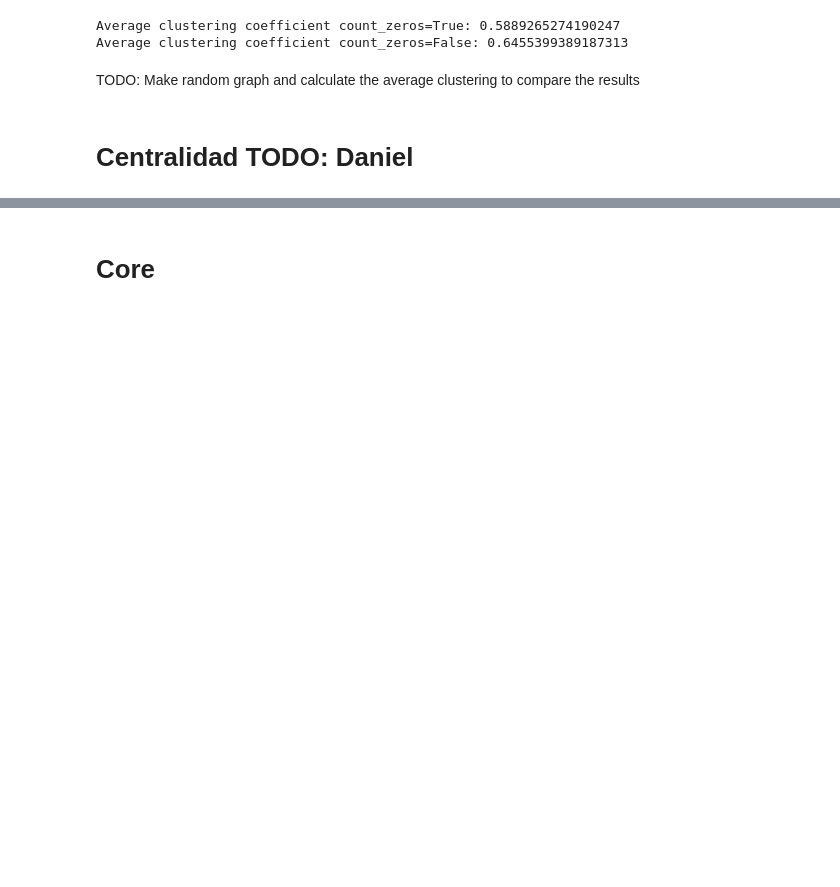
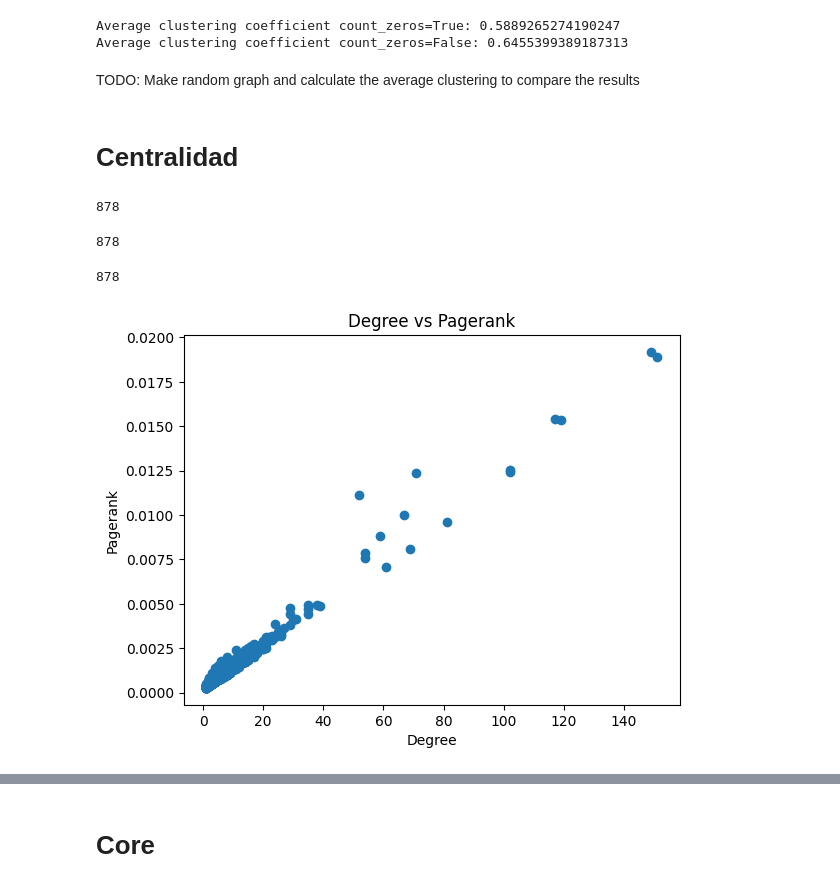
Before and after one commit to danieldamc/redes-complejas, a Jupyter notebook: assigment_1.ipynb, the cells around one changed output, grey strips where cells are left out. Saved outputs shown, nothing was run; the diff lists cells and outputs as text; code cells hidden in the pictures; blank space fills up the shorter version.

```diff
--- a/assigment_1.ipynb
+++ b/assigment_1.ipynb
@@ -137,4 +137,35 @@ Average clustering coefficient count_zeros=False: 0.6455399389187313
 # %% [markdown]
 TODO: Make random graph and calculate the average clustering to compare the results
 # %% [markdown]
-# Centralidad TODO: Daniel
+# Centralidad
+# %%
+# calculate centrality measures
+betweenness_centrality = nx.betweenness_centrality(Ssimp)
+betweenness_centrality = [betweenness for node, betweenness in betweenness_centrality.items()]
+len(betweenness_centrality)
+# %% [output]
+878
+# %%
+#calculate pagerank
+pagerank = nx.pagerank(Ssimp)
+pagerank = [pr for node, pr in pagerank.items()]
+len(pagerank)
+# %% [output]
+878
+# %%
+#calculate cercania
+closeness = nx.closeness_centrality(Ssimp)
+closeness = [c for node, c in closeness.items()]
+len(closeness)
+# %% [output]
+878
+# %%
+import matplotlib.pyplot as plt
+
+plt.scatter(degrees, pagerank)
+plt.title("Degree vs Pagerank")
+plt.xlabel("Degree")
+plt.ylabel("Pagerank")
+plt.show()
+# %% [output]
+[figure, added]
```
Also changed, not shown: parts of 8 cells of this notebook, 5 other files.
